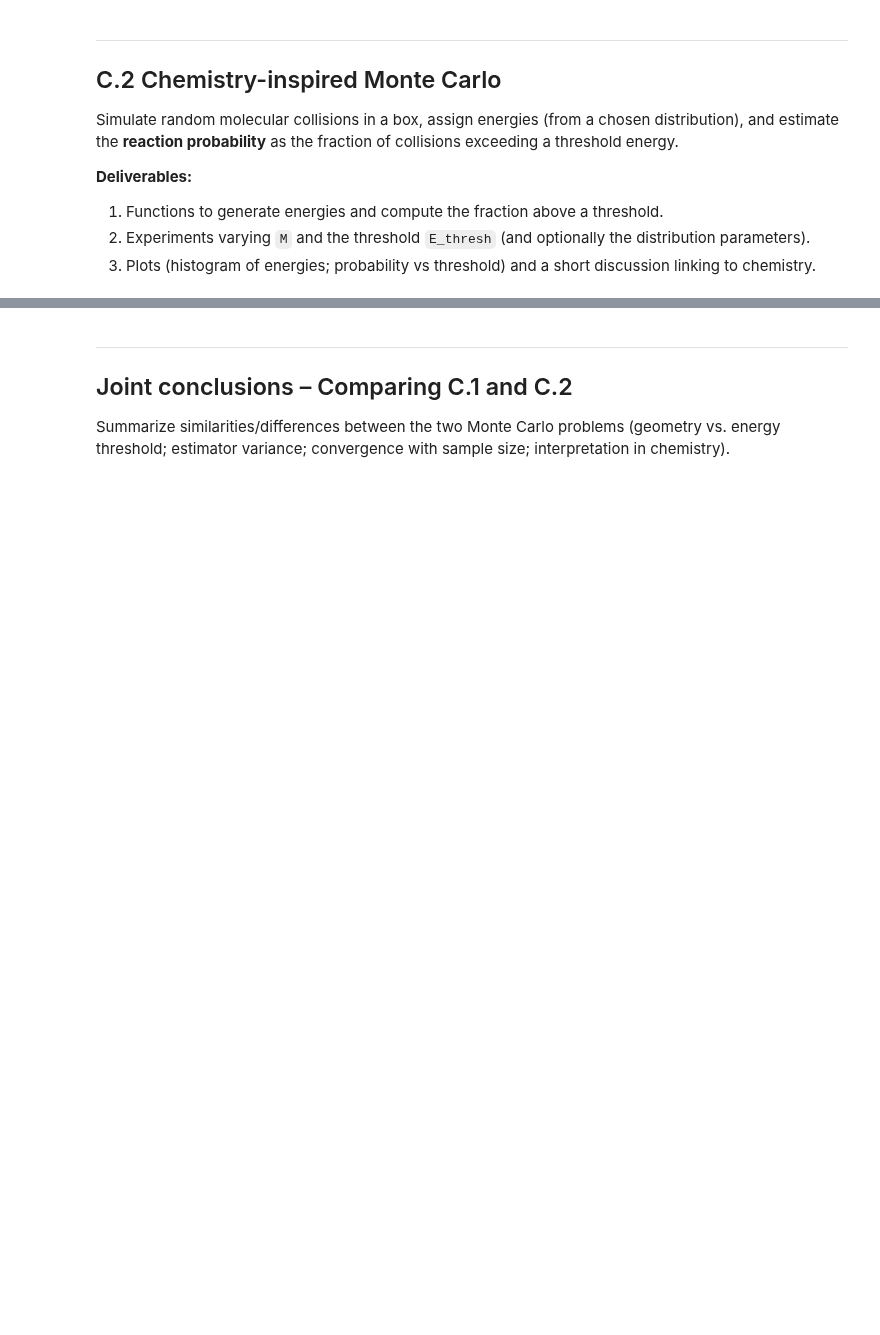
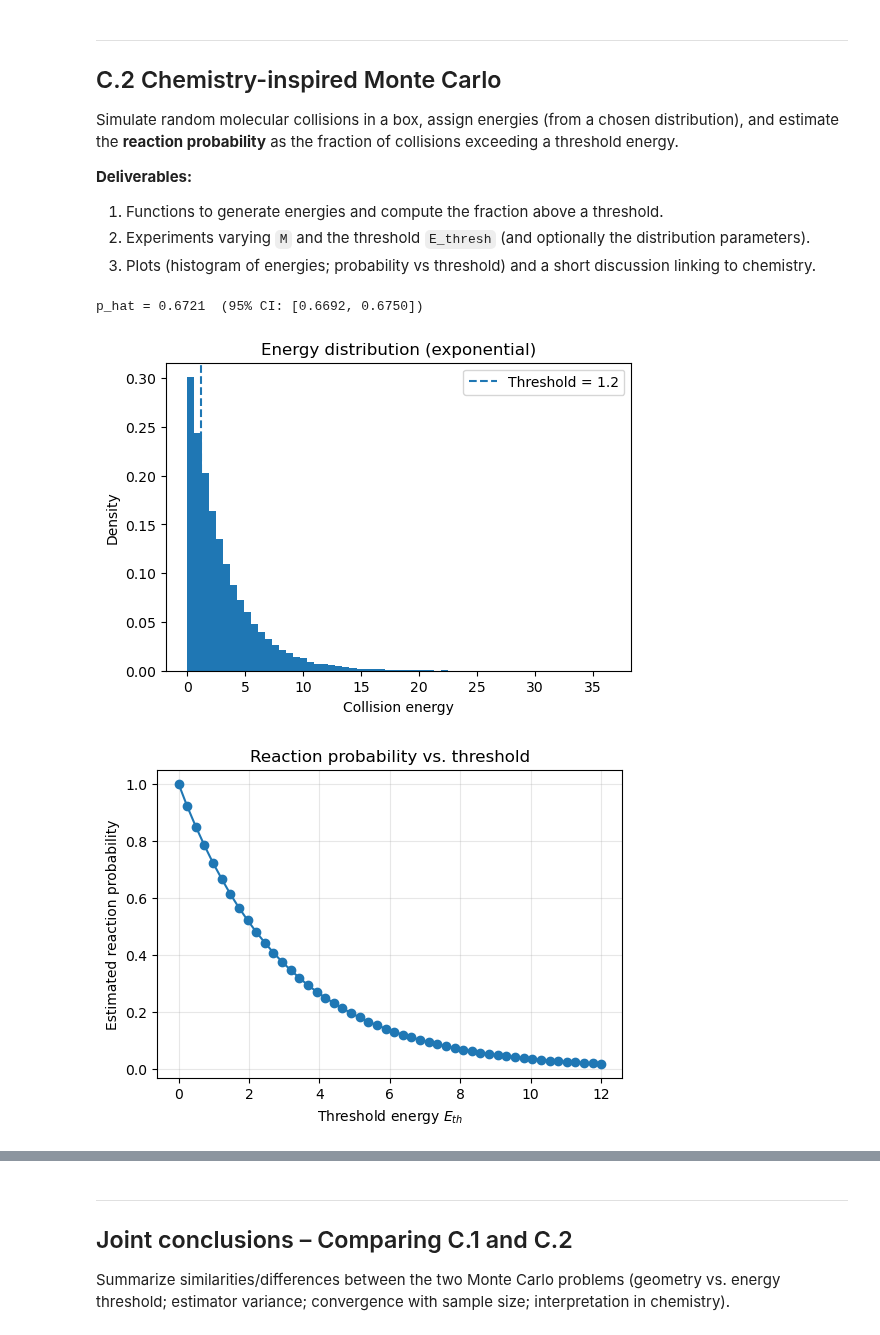
Before and after one commit to SerenaBouChaaya/modeling-lab-block-2-assignment-1, a Jupyter notebook: BLOCK1/PARTC.ipynb, the cells around one changed output, grey strips where cells are left out. Cells and saved outputs as stored; diff of their text form; code cells hidden in the pictures; blank space fills up the shorter version.

```diff
--- a/BLOCK1/PARTC.ipynb
+++ b/BLOCK1/PARTC.ipynb
@@ -94,12 +150,52 @@ def reaction_probability(energies: np.ndarray, E_thresh: float) -> float:
 # %%
 # C.2 – Example experiment template
 M = 100_000  # number of collisions
 E_thresh = 1.2
 
 # TODO: choose distribution and parameters
+dist = "exponential"          # pick family: "exponential"/"uniform"/"normal"
+dist_params = dict(scale=3.0) # parameters for that family (here: mean=3.0)
+# alternatives:
+# dist_params = dict(low=0.0, high=12.0)
+# dist_params = dict(mean=5.0, std=2.0)
+
+rng = np.random.default_rng(42)                           # fixed seed = reproducible
+E = simulate_collision_energies(M, dist=dist, rng=rng, **dist_params)
+
+# estimate probability + CI
+p_hat = reaction_probability(E, E_thresh)                 # fraction ≥ threshold
+ci = binom_ci_95(p_hat, M)                                # 95% CI
+print(f"p_hat = {p_hat:.4f}  (95% CI: [{ci[0]:.4f}, {ci[1]:.4f}])")
 
 # Plot histogram of energies
 
+plt.figure(figsize=(6,4))                                 # create figure
+plt.hist(E, bins=60, density=True)                        # normalized histogram
+plt.axvline(E_thresh, linestyle="--", label=f"Threshold = {E_thresh}")  # vertical line
+plt.xlabel("Collision energy")
+plt.ylabel("Density")
+plt.title(f"Energy distribution ({dist})")
+plt.legend()
+plt.show()
+
 # TODO: add a sweep over E_thresh and plot probability vs threshold
+
+E_thresh_values = np.linspace(0.0, 12.0, 50)   # 50 thresholds from 0 to 12
+
+p_vals = []
+for thr in E_thresh_values:
+    p_vals.append(reaction_probability(E, thr))  # reuse same energies; vary threshold
+
+plt.figure(figsize=(6,4))
+plt.plot(E_thresh_values, p_vals, marker="o")    # probability curve
+plt.xlabel("Threshold energy $E_{th}$")
+plt.ylabel("Estimated reaction probability")
+plt.title("Reaction probability vs. threshold")
+plt.grid(True, alpha=0.3)
+plt.show()
+# %% [output]
+p_hat = 0.6721  (95% CI: [0.6692, 0.6750])
+[figure, added]
+[figure, added]
 # %% [markdown]
 #### C.2 – Discussion
```
Also changed, not shown: parts of 4 cells of this notebook.
